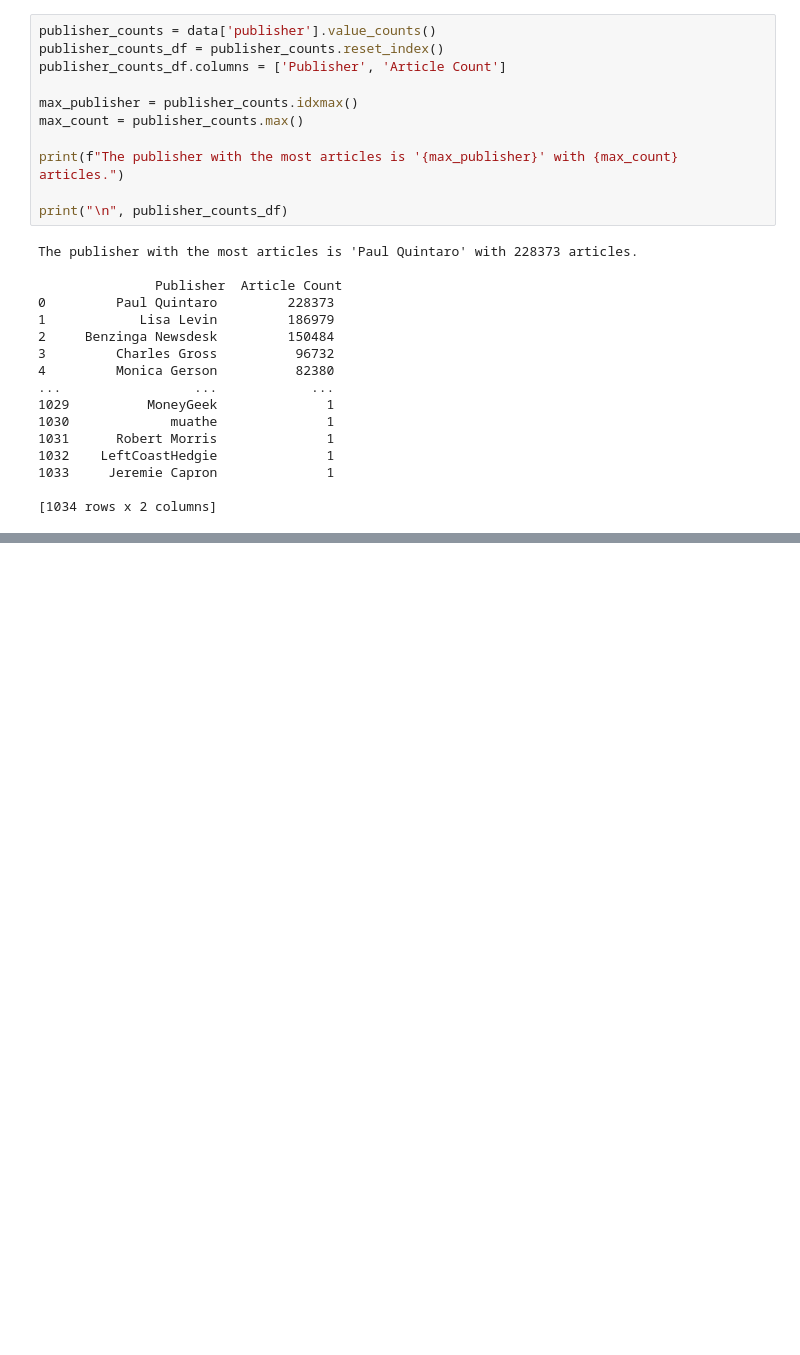
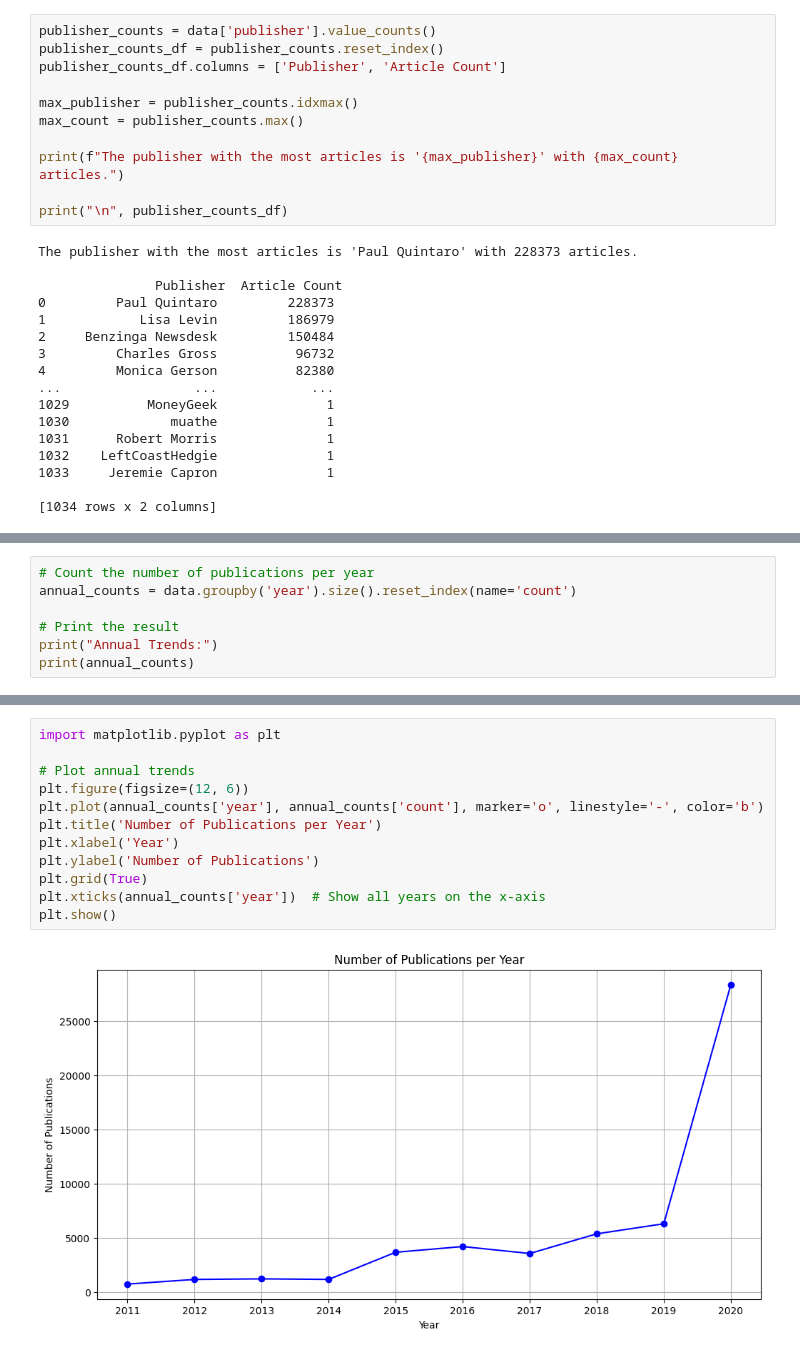
Before and after one commit to TewodrosAdimas/financial_news_analysis, a Jupyter notebook: notebooks/descriptive_statics.ipynb, the cells around one changed output, grey strips where cells are left out. Saved outputs shown, nothing was run; the diff lists cells and outputs as text; blank space fills up the shorter version.

```diff
--- a/notebooks/descriptive_statics.ipynb
+++ b/notebooks/descriptive_statics.ipynb
@@ -71,0 +132,7 @@ The publisher with the most articles is 'Paul Quintaro' with 228373 articles.
+# %%
+# Count the number of publications per year
+annual_counts = data.groupby('year').size().reset_index(name='count')
+
+# Print the result
+print("Annual Trends:")
+print(annual_counts)
@@ -71,0 +152,14 @@ The publisher with the most articles is 'Paul Quintaro' with 228373 articles.
+# %%
+import matplotlib.pyplot as plt
+
+# Plot annual trends
+plt.figure(figsize=(12, 6))
+plt.plot(annual_counts['year'], annual_counts['count'], marker='o', linestyle='-', color='b')
+plt.title('Number of Publications per Year')
+plt.xlabel('Year')
+plt.ylabel('Number of Publications')
+plt.grid(True)
+plt.xticks(annual_counts['year'])  # Show all years on the x-axis
+plt.show()
+# %% [output]
+[figure, added]
```
Also changed, not shown: parts of 6 cells of this notebook.
